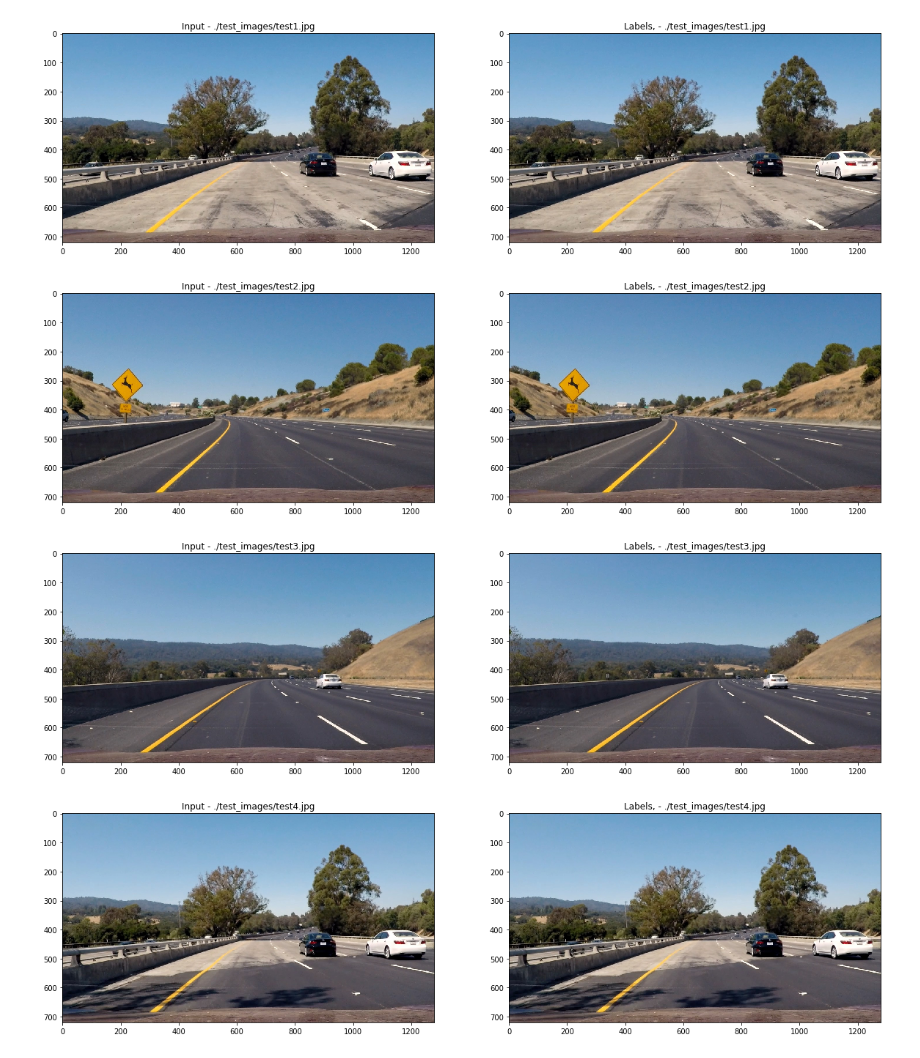
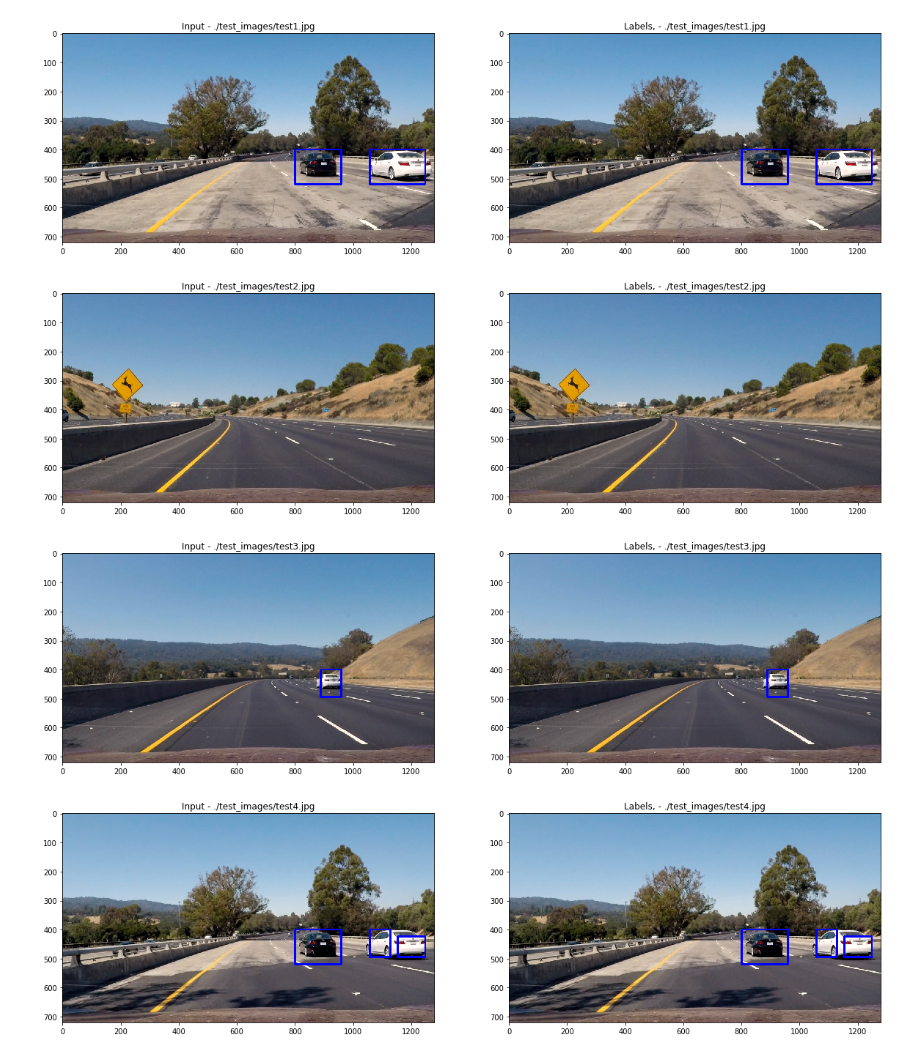
Before and after one commit to anandnimkar/vehicle-detector, a Jupyter notebook: pipeline.ipynb, the cells around one changed output. Cells and saved outputs as stored; diff of their text form; code cells hidden in the pictures.

Commit message:
refactored to use mpimg.imread

```diff
--- a/pipeline.ipynb
+++ b/pipeline.ipynb
@@ -123,7 +124,7 @@ def draw_labeled_bboxes(img, labels):
         # Define a bounding box based on min/max x and y
         bbox = ((np.min(nonzerox), np.min(nonzeroy)), (np.max(nonzerox), np.max(nonzeroy)))
         # Draw the box on the image
-        cv2.rectangle(img, bbox[0], bbox[1], (255,0,0), 6)
+        cv2.rectangle(img, bbox[0], bbox[1], (0,0,255), 6)
     # Return the image
     return img
 # %%
@@ -151,7 +152,7 @@ class VehicleDetector:
         return bboxes
 
     def __heatmap_and_threshold(self, img, bboxes):
-        heat = np.zeros_like(img[:,:,2]).astype(np.float32)
+        heat = np.zeros_like(img[:,:,0]).astype(np.float32)
         # Add heat to each box in box list
         heat = add_heat(heat, bboxes)
 
@@ -174,7 +175,6 @@ class VehicleDetector:
         return avg_heatmap
 
     def process_frame(self, img):
-        img = cv2.cvtColor(img, cv2.COLOR_RGB2BGR)
         bboxes = self.__detect_bboxes(img)
         heatmap = self.__heatmap_and_threshold(img, bboxes)
         labels = label(heatmap)
@@ -215,19 +215,19 @@ Wall time: 10.2 s
 # %%
 test_images = glob.glob('./test_images/*.jpg')
 
 for fname in glob.glob('./test_images/*.jpg'):
-    img = cv2.imread(fname)
+    img = mpimg.imread(fname)
     detector = VehicleDetector(svc, X_scaler, params)
     res = detector.process_frame(img)
 
     fig, (ax1, ax2) = plt.subplots(1, 2, figsize=(20,10))
     ax1.set_title('Input - {}'.format(fname))
-    ax1.imshow(cv2.cvtColor(img, cv2.COLOR_BGR2RGB))
+    ax1.imshow(img)
 
     ax2.set_title('Labels, - {}'.format(fname))
-    ax2.imshow(cv2.cvtColor(res, cv2.COLOR_BGR2RGB))
+    ax2.imshow(img)
 # %% [output]
-[figure, old version]
+[figure, new version]
 [figure]
-[figure, old version]
+[figure, new version]
-[figure, old version]
+[figure, new version]
```
Also changed, not shown: parts of 5 cells of this notebook, 2 other files.
